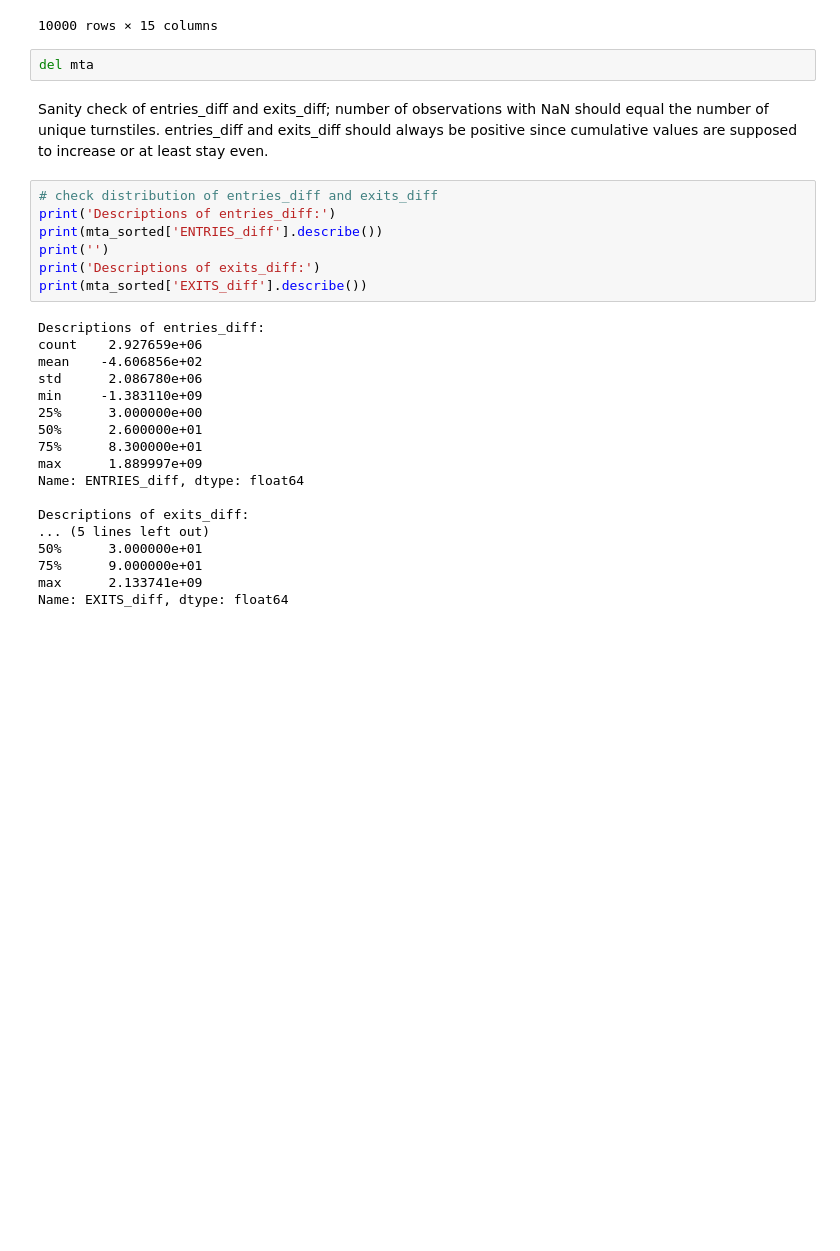
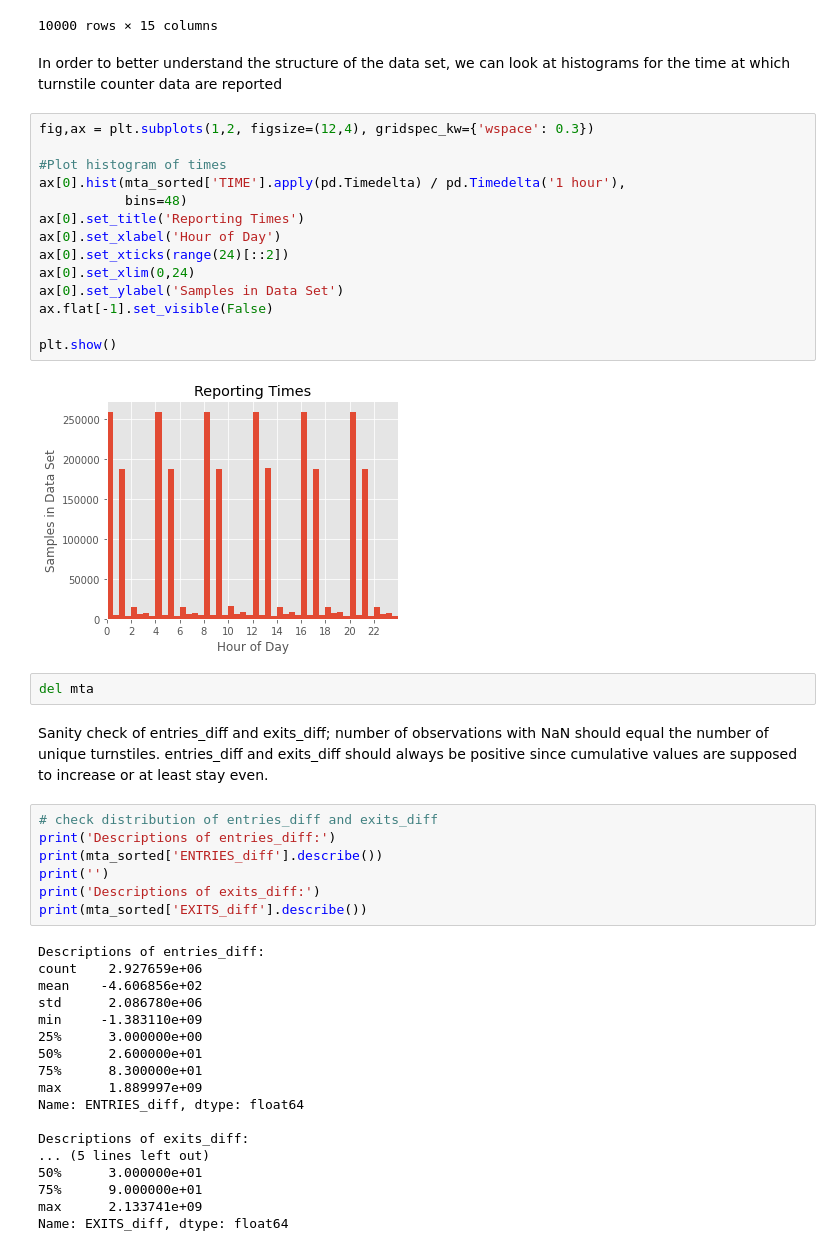
Before and after one commit to maghrabi-es/EDA-Project, a Jupyter notebook: Project_NBM .ipynb, the cells around one changed output. Drawn from its saved outputs; the diff is of its cells as text; blank space fills up the shorter version.

```diff
--- a/Project_NBM .ipynb
+++ b/Project_NBM .ipynb
@@ -188,6 +191,24 @@ mta_sorted.head(10000)
 | 9998 | A006 | R079 | 00-00-04 | 5 AV/59 ST | NQRW | BMT | 09/16/2021 | 22:00:00 | REGULAR | 103438 | 40902 | ... |
 | 9999 | A006 | R079 | 00-00-04 | 5 AV/59 ST | NQRW | BMT | 09/17/2021 | 02:00:00 | REGULAR | 103460 | 40907 | ... |
 10000 rows × 15 columns
+# %% [markdown]
+In order to better understand the structure of the data set, we can look at histograms for the time at which turnstile counter data are reported
+# %%
+fig,ax = plt.subplots(1,2, figsize=(12,4), gridspec_kw={'wspace': 0.3})
+
+#Plot histogram of times
+ax[0].hist(mta_sorted['TIME'].apply(pd.Timedelta) / pd.Timedelta('1 hour'),
+           bins=48)
+ax[0].set_title('Reporting Times')
+ax[0].set_xlabel('Hour of Day')
+ax[0].set_xticks(range(24)[::2])
+ax[0].set_xlim(0,24)
+ax[0].set_ylabel('Samples in Data Set')
+ax.flat[-1].set_visible(False)
+
+plt.show()
+# %% [output]
+[figure, added]
 # %%
 del mta
 # %% [markdown]
```
Also changed, not shown: parts of 29 cells of this notebook.
